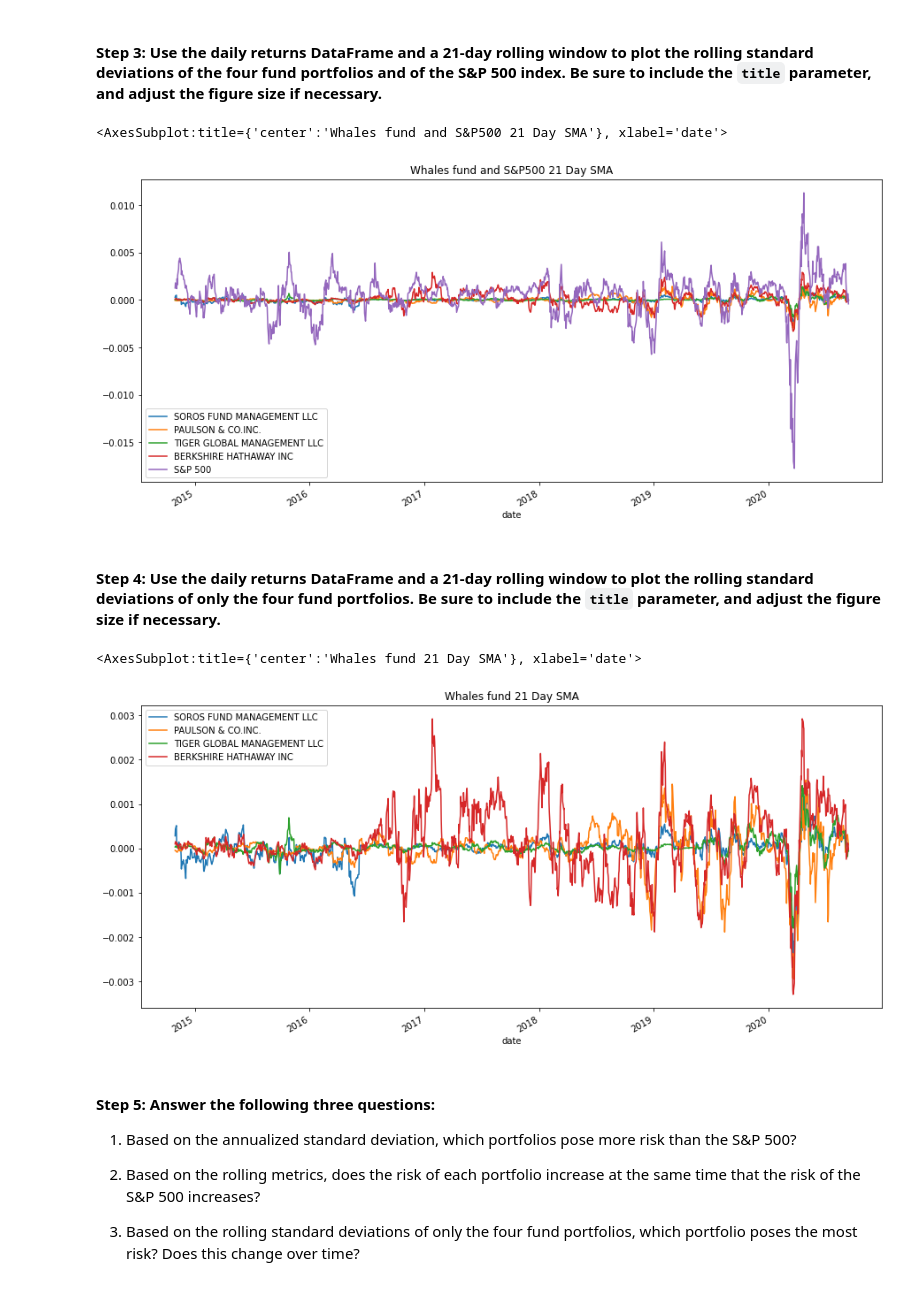
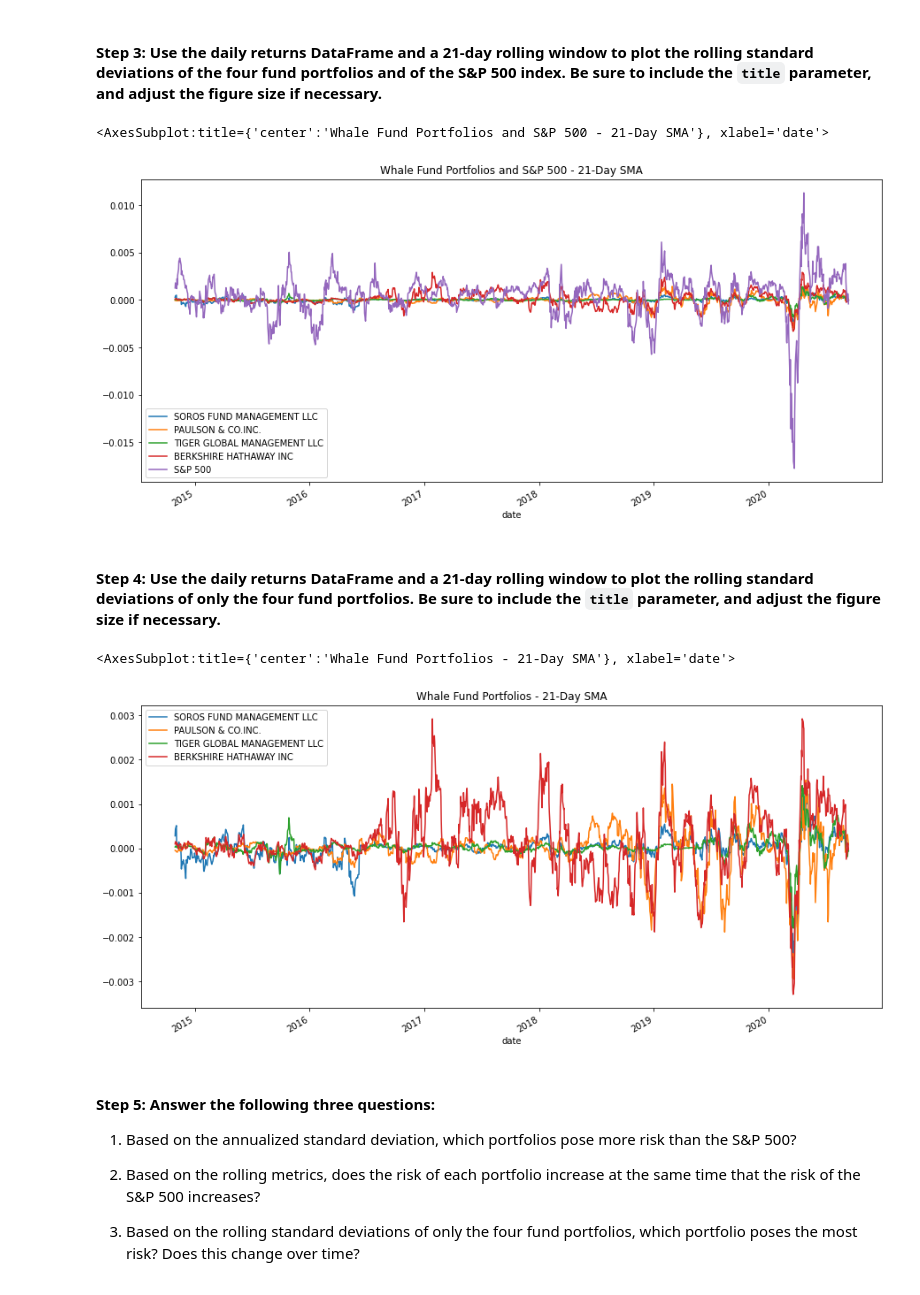
Before and after one commit to Knyazhna/Analyzing_Portfolio_Risk_and_Return, a Jupyter notebook: Starter_Code_3/risk_return_analysis.ipynb, the cells around one changed output. Cells and saved outputs as stored; diff of their text form; code cells hidden in the pictures.

```diff
--- a/Starter_Code_3/risk_return_analysis.ipynb
+++ b/Starter_Code_3/risk_return_analysis.ipynb
@@ -282,23 +263,23 @@ dtype: float64
 # %%
 # Using the daily returns DataFrame and a 21-day rolling window,
 # plot the rolling standard deviation of the 4 portfolios and the S&P 500
 # Include a title parameter and adjust the figure size
 whale_sma_21 = whale_daily_returns.rolling(window=21).mean()
 
-whale_sma_21.plot(figsize=(15,7), title="Whales fund and S&P500 21 Day SMA")
+whale_sma_21.plot(figsize=(15,7), title="Whale Fund Portfolios and S&P 500 - 21-Day SMA")
 # %% [output]
-<AxesSubplot:title={'center':'Whales fund and S&P500 21 Day SMA'}, xlabel='date'>
+<AxesSubplot:title={'center':'Whale Fund Portfolios and S&P 500 - 21-Day SMA'}, xlabel='date'>
-[figure, old version]
+[figure, new version]
 # %% [markdown]
 #### Step 4: Use the daily returns DataFrame and a 21-day rolling window to plot the rolling standard deviations of only the four fund portfolios. Be sure to include the `title` parameter, and adjust the figure size if necessary.
 # %%
 # Using the daily return data and a 21-day rolling window, plot the rolling standard deviation of just the 4 portfolios.
 # Include a title parameter and adjust the figure size
 whale_wo_sp500_sma_21 = whale_wo_sp500.rolling(window=21).mean()
-whale_wo_sp500_sma_21.plot(figsize=(15,7), title="Whales fund 21 Day SMA")
+whale_wo_sp500_sma_21.plot(figsize=(15,7), title="Whale Fund Portfolios - 21-Day SMA")
 # %% [output]
-<AxesSubplot:title={'center':'Whales fund 21 Day SMA'}, xlabel='date'>
+<AxesSubplot:title={'center':'Whale Fund Portfolios - 21-Day SMA'}, xlabel='date'>
-[figure, old version]
+[figure, new version]
 # %% [markdown]
 #### Step 5: Answer the following three questions:
 
```
Also changed, not shown: parts of 10 cells of this notebook, 1 other file.
